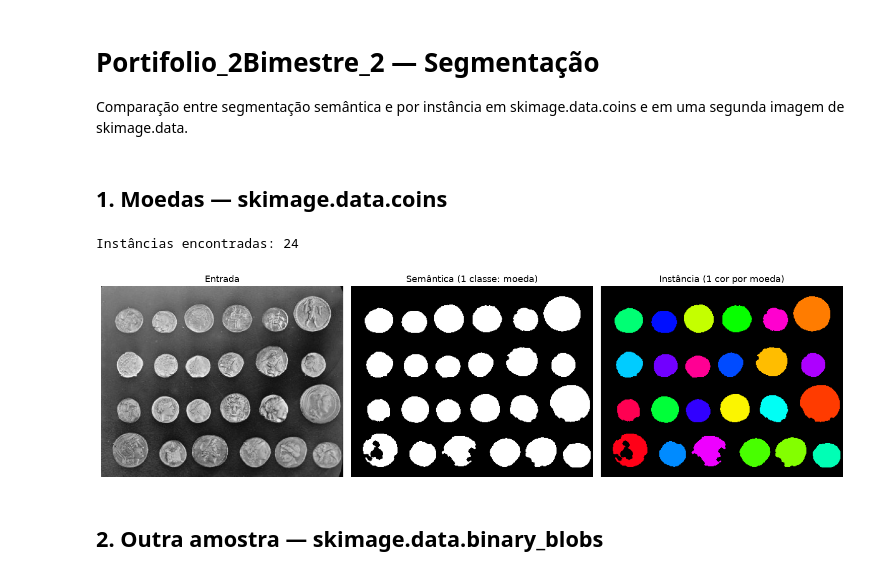
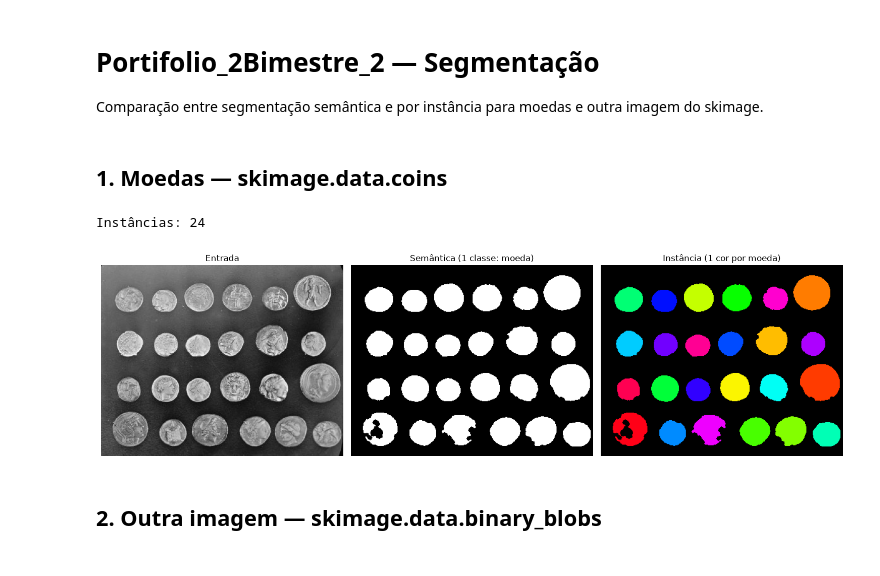
Before and after one commit to Henrique-Goncalves-Dev/Processament-de-imagem, a Jupyter notebook: Portifolio_2Bimestre_2.ipynb, the cells around one changed output. Saved outputs shown, nothing was run; the diff lists cells and outputs as text; code cells hidden in the pictures.

```diff
--- a/Portifolio_2Bimestre_2.ipynb
+++ b/Portifolio_2Bimestre_2.ipynb
@@ -1,5 +1,5 @@
 # %% [markdown]
 # Portifolio_2Bimestre_2 — Segmentação
 
-Comparação entre segmentação semântica e por instância em skimage.data.coins e em uma segunda imagem de skimage.data.
+Comparação entre segmentação semântica e por instância para moedas e outra imagem do skimage.
 # %%
@@ -82,26 +60,16 @@ def plotar_comparacao(imagem, mascara, rotulos, nome_objeto, arquivo):
     plt.close(fig)
 # %% [markdown]
 ## 1. Moedas — skimage.data.coins
-# %%
-imagem_moedas = data.coins()
-moedas, limiar_moedas, mascara_moedas, rotulos_moedas = segmentar_por_instancia(
-    imagem_moedas,
-    ajuste_limiar=25,
-    raio_fechamento=3,
-    area_minima=300,
-    distancia_minima=29,
-    remover_componentes_na_borda=True,
-)
-print(f"Instâncias encontradas: {rotulos_moedas.max()}")
-plotar_comparacao(
-    moedas,
-    mascara_moedas,
-    rotulos_moedas,
-    "moeda",
-    PASTA_SAIDA / "comparacao_coins.png",
-)
-# %% [output]
-Instâncias encontradas: 24
-[figure, removed]
+# %%
+entrada = data.coins()
+imagem, mascara, rotulos = segmentar(
+    entrada, distancia_minima=29, ajuste_limiar=25,
+    fechamento=3, area_minima=300, limpar_borda=True
+)
+print("Instâncias:", rotulos.max())
+plotar(imagem, mascara, rotulos, "moeda", PASTA / "comparacao_coins.png")
+# %% [output]
+Instâncias: 24
+[figure, added]
 # %% [markdown]
-## 2. Outra amostra — skimage.data.binary_blobs
+## 2. Outra imagem — skimage.data.binary_blobs
```
Also changed, not shown: parts of 4 cells of this notebook.
